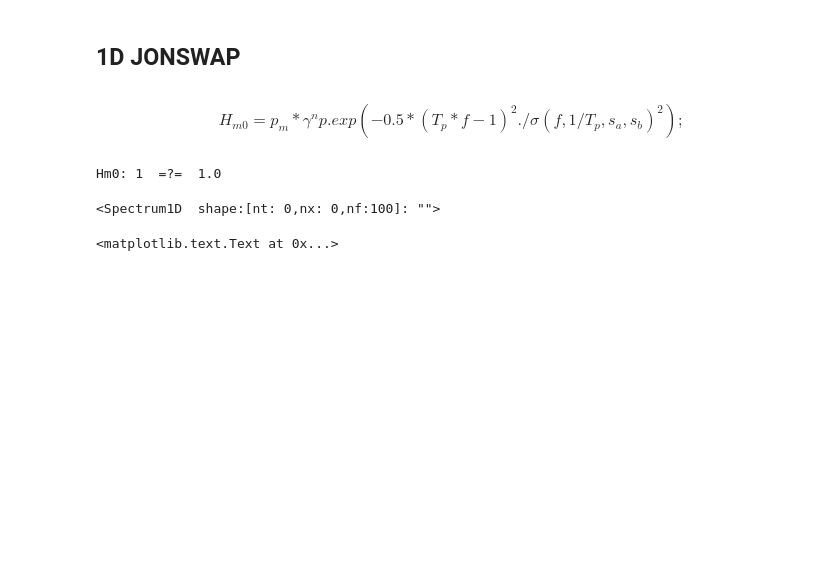
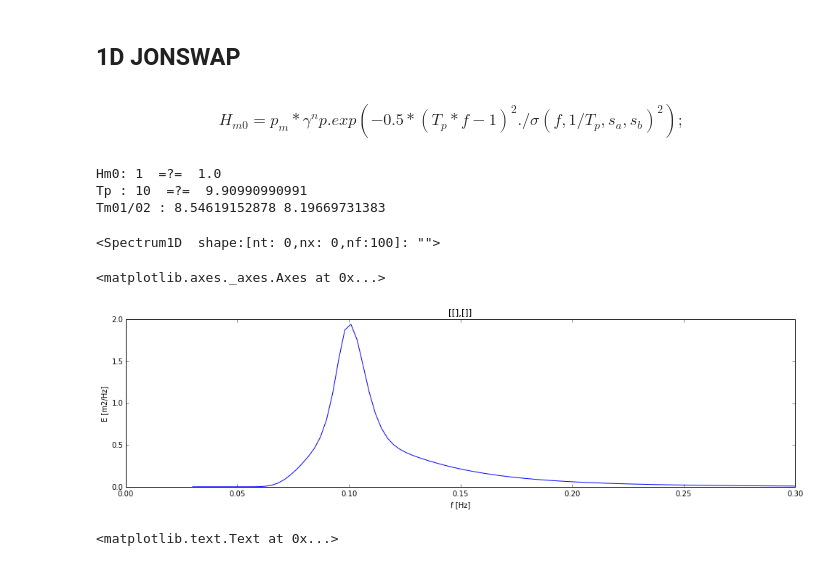
Before and after one commit to openearth/pyswan, a Jupyter notebook: oceanwaves.ipynb, the cells around one changed output. Drawn from its saved outputs; the diff is of its cells as text; code cells hidden in the pictures; blank space fills up the shorter version.

Commit message:
Tm01, Tm02, Tp functions added, allow plot functions to be used in notebook

```diff
--- a/oceanwaves.ipynb
+++ b/oceanwaves.ipynb
@@ -4,5 +4,7 @@ import numpy as np
 # %%
-# 0D spectrum
+# Define 0D spectrum, to generate 1D and 2D spectra
 Sp0 = ow.Spec1()
 Sp0.Tp    = 10;
 Sp0.Hm0   = 1;
+Sp0.pdir  = 90+45;
+Sp0
@@ -11,11 +15,25 @@ Sp0.Hm0   = 1;
 # %% [markdown]
 $$ H_{m0} = p_m*\gamma^np.exp(-0.5*(T_p*f-1)^2./\sigma(f,1/T_p,s_a,s_b)^2);$$
 # %%
+# generate and check
 Sp1 = ow.Spec1.from_jonswap(np.linspace(0.03,.3,100),Sp0.Hm0, Sp0.Tp)
 print('Hm0:',Sp0.Hm0,' =?= ',Sp1.Hm0())
-Sp1.plot('Sp1.png') # directly to file
+print('Tp :',Sp0.Tp,' =?= ',Sp1.Tp())
+print('Tm01/02 :',Sp1.Tm01(), Sp1.Tm02())
 Sp1
 # %% [output]
 Hm0: 1  =?=  1.0
+Tp : 10  =?=  9.90990990991
+Tm01/02 : 8.54619152878 8.19669731383
 <Spectrum1D  shape:[nt: 0,nx: 0,nf:100]: "">
+# %%
+# use pyswan plot function
+Sp1.plot('Sp1.png') # directly to file, or to screen
+%matplotlib inline
+fig=mpl.pyplot.figure()
+fig.set_figwidth(16)
+Sp1.plot()
+# %% [output]
+<matplotlib.axes._axes.Axes at 0x...>
+[figure, added]
 # %%
```
Also changed, not shown: parts of 9 cells of this notebook, 1 other file.
